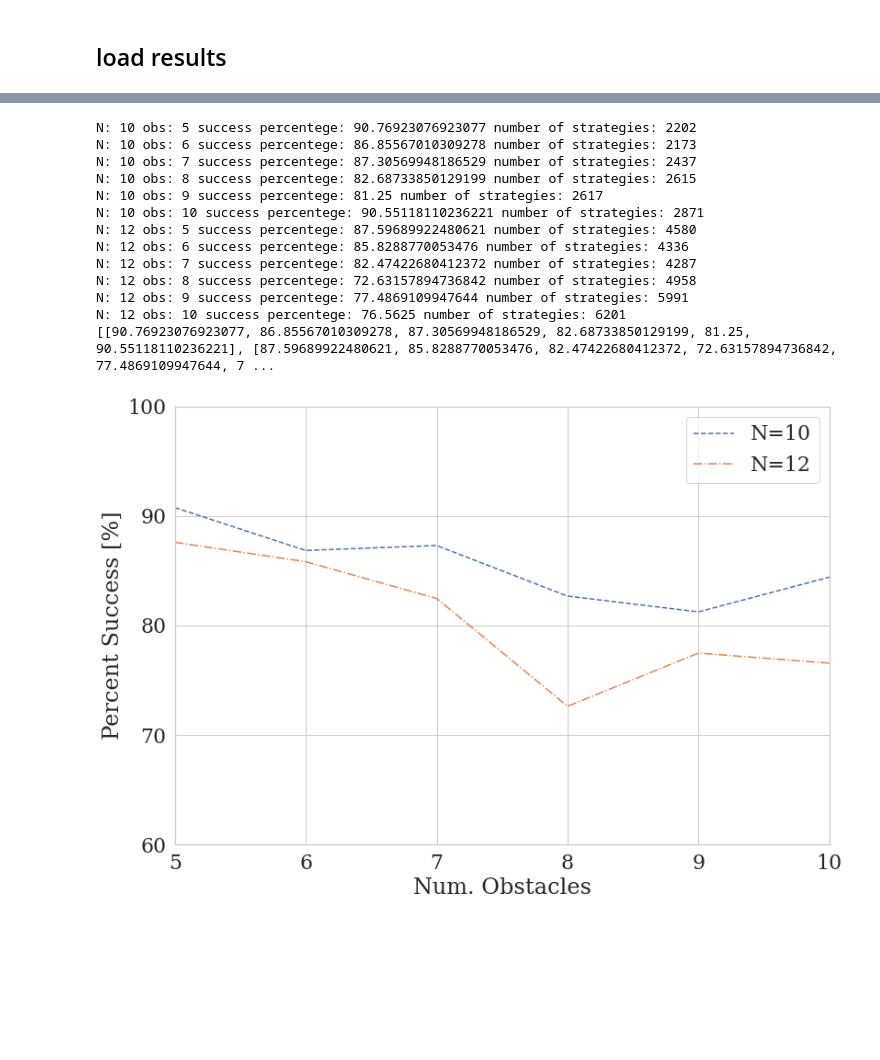
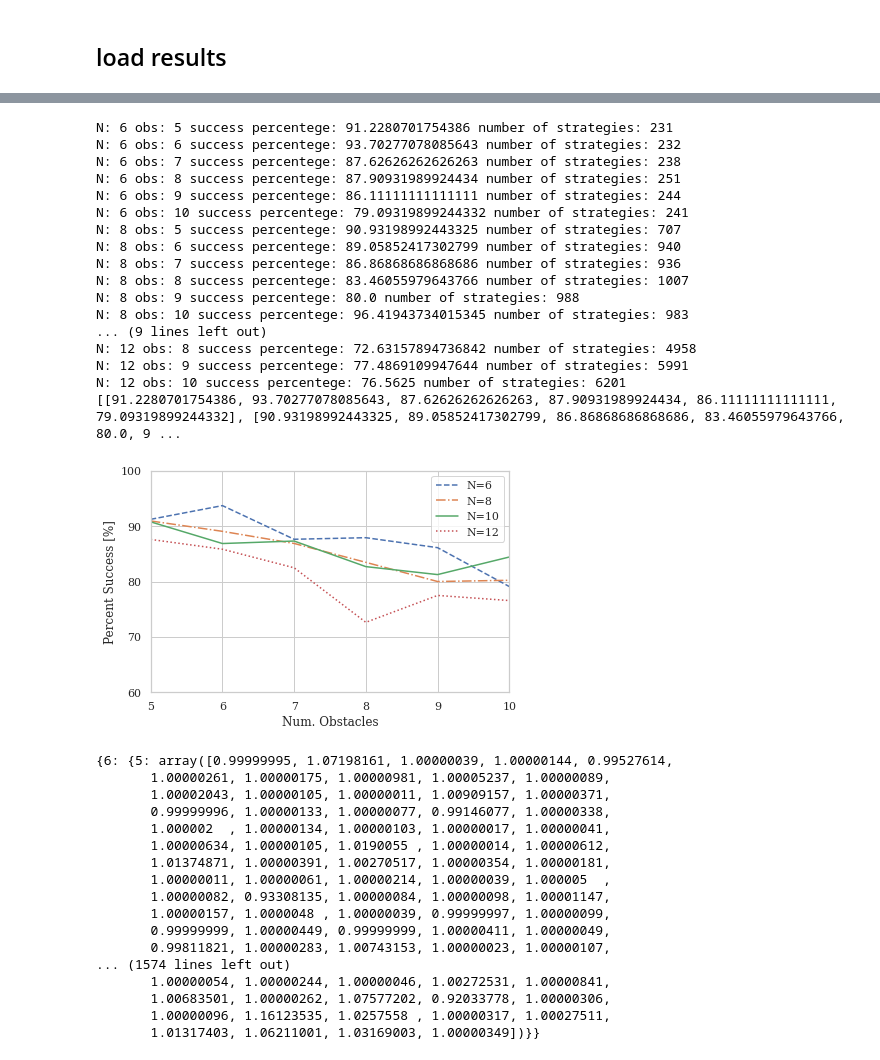
Before and after one commit to YiQi-EPFL/OMISTL, a Jupyter notebook: MPC/test_results.ipynb, the cells around one changed output, grey strips where cells are left out. Saved outputs shown, nothing was run; the diff lists cells and outputs as text; code cells hidden in the pictures; blank space fills up the shorter version.

Commit message:
results

```diff
--- a/MPC/test_results.ipynb
+++ b/MPC/test_results.ipynb
@@ -453,4 +166,4 @@ print(results)
 ## test results
 # %%
 for i in range(5,11):
-    test_strategy(10,i)
+    test_strategy(8,i)
@@ -457,3 +201,8 @@ for i in range(5,11):
+# %%
+plot_horizons = [6,8,10,12]
+for ii,horizon in enumerate(plot_horizons):
+    for i in range(5,11):
+        test_strategy(horizon,i)
 # %% [markdown]
 ## load results
 # %%
@@ -488,7 +216,8 @@ Loading presaved classifier model from D:\Curious\OMISTL\models\MPC_horizon_8_ob
 # %%
+#feasible solution
 from test_results import load_result
 N=12
-plot_horizons = [10,12]
+plot_horizons = [6,8,10,12]
 percent_successes = []
 for ii, N in enumerate(plot_horizons):
     percent_successes_eachN = []
@@ -499,23 +228,28 @@ for ii, N in enumerate(plot_horizons):
         percent_successes_eachN.append(results['percentage'])
     percent_successes.append(percent_successes_eachN)
 print(percent_successes)
-percent_successes[0][-1]=84.421
+percent_successes[2][-1]=84.421
+percent_successes[1][-1]=80.221
 # %% [output]
-N: 10 obs: 5 success percentege: 90.76923076923077 number of strategies: 2202
-N: 10 obs: 6 success percentege: 86.85567010309278 number of strategies: 2173
-N: 10 obs: 7 success percentege: 87.30569948186529 number of strategies: 2437
-N: 10 obs: 8 success percentege: 82.68733850129199 number of strategies: 2615
-N: 10 obs: 9 success percentege: 81.25 number of strategies: 2617
-N: 10 obs: 10 success percentege: 90.55118110236221 number of strategies: 2871
-N: 12 obs: 5 success percentege: 87.59689922480621 number of strategies: 4580
-N: 12 obs: 6 success percentege: 85.8288770053476 number of strategies: 4336
-N: 12 obs: 7 success percentege: 82.47422680412372 number of strategies: 4287
+N: 6 obs: 5 success percentege: 91.2280701754386 number of strategies: 231
+N: 6 obs: 6 success percentege: 93.70277078085643 number of strategies: 232
+N: 6 obs: 7 success percentege: 87.62626262626263 number of strategies: 238
+N: 6 obs: 8 success percentege: 87.90931989924434 number of strategies: 251
+N: 6 obs: 9 success percentege: 86.11111111111111 number of strategies: 244
+N: 6 obs: 10 success percentege: 79.09319899244332 number of strategies: 241
+N: 8 obs: 5 success percentege: 90.93198992443325 number of strategies: 707
+N: 8 obs: 6 success percentege: 89.05852417302799 number of strategies: 940
+N: 8 obs: 7 success percentege: 86.86868686868686 number of strategies: 936
+N: 8 obs: 8 success percentege: 83.46055979643766 number of strategies: 1007
+N: 8 obs: 9 success percentege: 80.0 number of strategies: 988
+N: 8 obs: 10 success percentege: 96.41943734015345 number of strategies: 983
+... (9 lines left out)
 N: 12 obs: 8 success percentege: 72.63157894736842 number of strategies: 4958
 N: 12 obs: 9 success percentege: 77.4869109947644 number of strategies: 5991
 N: 12 obs: 10 success percentege: 76.5625 number of strategies: 6201
-[[90.76923076923077, 86.85567010309278, 87.30569948186529, 82.68733850129199, 81.25, 90.55118110236221], [87.59689922480621, 85.8288770053476, 82.47422680412372, 72.63157894736842, 77.4869109947644, 7 ...
+[[91.2280701754386, 93.70277078085643, 87.62626262626263, 87.90931989924434, 86.11111111111111, 79.09319899244332], [90.93198992443325, 89.05852417302799, 86.86868686868686, 83.46055979643766, 80.0, 9 ...
 # %%
-sns.set(font_scale=2, font="serif", style="whitegrid")
+sns.set(font_scale=1, font="serif", style="whitegrid")
 
 flierprops = {'alpha':0.5}
 # sns.set(rc={'figure.figsize':(11.7,8.27)})
@@ -526,32 +260,65 @@ for ii, N in enumerate(plot_horizons):
     batch_percent_success = percent_successes[ii]
     xlabels = [ii for ii in range(0,6)]
     x_labels = [ii for ii in range(5,11)]
     y_labels = [batch_percent_success[x] for x in xlabels]
     ax1 = sns.lineplot(x=x_labels, y=y_labels, palette="Set3", label='N={}'.format(N), linewidth=1.5)
     ax1.lines[ii].set_linestyle(linestyles[ii])
     # ax1.set(xlabel="", ylabel="Percent Success")
 
 ax1.set(xlabel="Num. Obstacles", ylabel="Percent Success [%]")
 # ax1.grid(False)
 #
 yticks =  [10*ii for ii in range(11)]
 ax1.set_yticks(yticks)
 
 #
 plt.tight_layout()
 plt.legend(loc='upper right')
 plt.xlim([5,10])
 # plt.xticks(fontsize=13)
 plt.ylim([60.,100.])
 # plt.yticks(fontsize=13)
 
-
 # sns.set_style("whitegrid")
 st = sns.axes_style("whitegrid")
 # sns.set_color_codes("")
 
 figure = ax1.get_figure()
 my_path ='G:\destop\project\SYCAMORE_report_template/figure'
 figure.savefig(my_path+"/percent_success_mpc.png")
 # %% [output]
-[figure, old version]
+[figure, new version]
+# %%
+#feasible solution
+from test_results import load_result
+N=12
+plot_horizons = [6,8,10,12]
+cost_ratio = {}
+
+for ii, N in enumerate(plot_horizons):
+    cost_ratio_horizon = {}
+    for idx_obs in range(5,11):
+        n_obs=idx_obs
+        results = load_result (N=N,n_obs=n_obs)
+        # print('N: '+ str(N) + ' obs: '+ str(n_obs)+' success percentege: '+ str(results['percentage']) + ' number of strategies: '+ str(results['strategies']))
+        cost_ratio_horizon[idx_obs]= results['cost_ratios']
+    cost_ratio[N]=cost_ratio_horizon
+print(cost_ratio)
+# %% [output]
+{6: {5: array([0.99999995, 1.07198161, 1.00000039, 1.00000144, 0.99527614,
+       1.00000261, 1.00000175, 1.00000981, 1.00005237, 1.00000089,
+       1.00002043, 1.00000105, 1.00000011, 1.00909157, 1.00000371,
+       0.99999996, 1.00000133, 1.00000077, 0.99146077, 1.00000338,
+       1.000002  , 1.00000134, 1.00000103, 1.00000017, 1.00000041,
+       1.00000634, 1.00000105, 1.0190055 , 1.00000014, 1.00000612,
+       1.01374871, 1.00000391, 1.00270517, 1.00000354, 1.00000181,
+       1.00000011, 1.00000061, 1.00000214, 1.00000039, 1.000005  ,
+       1.00000082, 0.93308135, 1.00000084, 1.00000098, 1.00001147,
+       1.00000157, 1.0000048 , 1.00000039, 0.99999997, 1.00000099,
+       0.99999999, 1.00000449, 0.99999999, 1.00000411, 1.00000049,
+       0.99811821, 1.00000283, 1.00743153, 1.00000023, 1.00000107,
+... (1574 lines left out)
+       1.00000054, 1.00000244, 1.00000046, 1.00272531, 1.00000841,
+       1.00683501, 1.00000262, 1.07577202, 0.92033778, 1.00000306,
+       1.00000096, 1.16123535, 1.0257558 , 1.00000317, 1.00027511,
+       1.01317403, 1.06211001, 1.03169003, 1.00000349])}}
```
Also changed, not shown: parts of 24 cells of this notebook, 31 other files.
